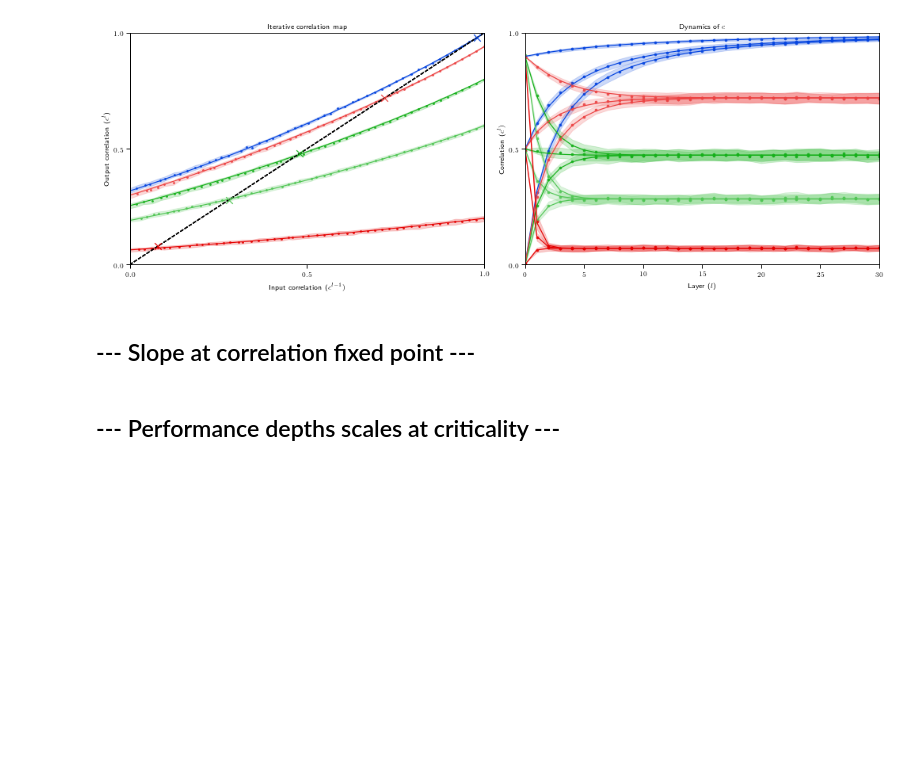
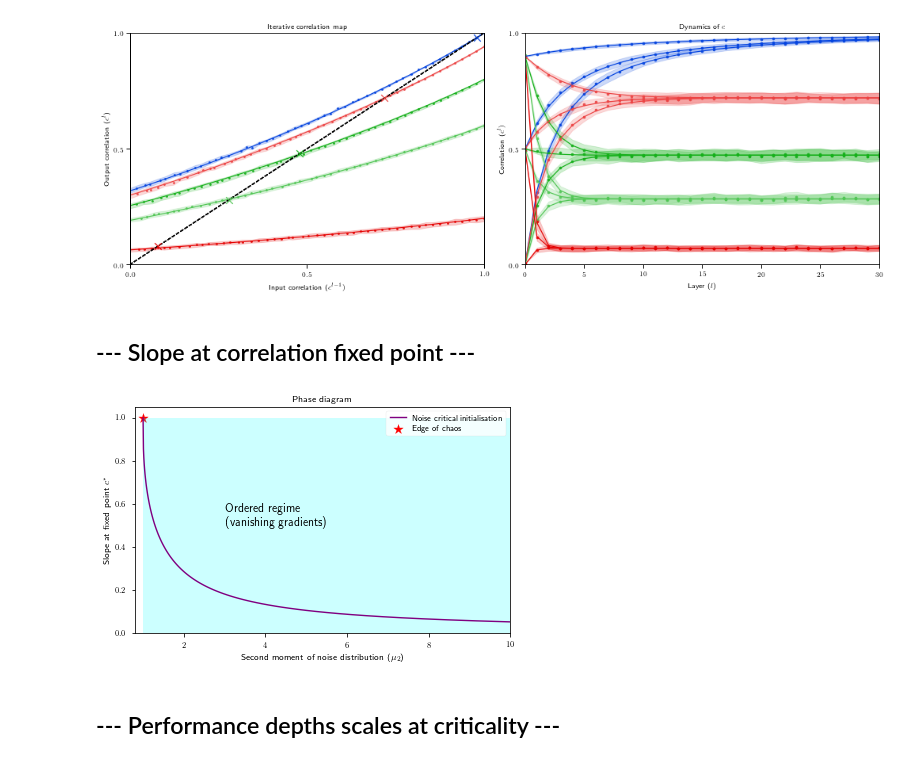
Before and after one commit to ElanVB/noisy_signal_prop, a Jupyter notebook: Figure_3.ipynb, the cells around one changed output. Saved outputs shown, nothing was run; the diff lists cells and outputs as text; code cells hidden in the pictures; blank space fills up the shorter version.

Commit message:
Separated plots into notebook for each figure.

```diff
--- a/Figure_3.ipynb
+++ b/Figure_3.ipynb
@@ -194,30 +194,32 @@ plt.savefig("correlation.pdf")
 # %% [markdown]
 ## --- Slope at correlation fixed point ---
 # %%
-# rates = np.linspace(0.1, 1, 100)
-# mu2s = 1/rates
-# fps = []
-# fp_slopes = []
-# for p in rates:
-#     mu2 = 1/p
-#     fpoint = fixed_point(c_map, p, p*2, mu2)
-#     fps.append(fpoint)
+rates = np.linspace(0.1, 1, 100)
+mu2s = 1/rates
+fps = []
+fp_slopes = []
+for p in rates:
+    mu2 = 1/p
+    fpoint = fixed_point(c_map, p, p*2, mu2)
+    fps.append(fpoint)
 
-#     slope = c_map_slope(fpoint, p*2)
-#     fp_slopes.append(slope)
+    slope = c_map_slope(fpoint, p*2)
+    fp_slopes.append(slope)
 
-# plt.plot(mu2s, fp_slopes, c='purple', label="Noise critical initialisation")
-# plt.xlabel("Second moment of noise distribution ($\mu_2$)")
-# plt.ylabel("Slope at fixed point $c^*$")
-# plt.scatter(1, 1, c="red", marker='*', label='Edge of chaos', s=100)
-# plt.fill_between(mu2s, 0, 1, facecolor='cyan', alpha=0.2)
-# plt.text(3, 0.5, 'Ordered regime \n (vanishing gradients)', fontsize=12)
-# plt.legend()
-# plt.xlim(0.8, 10)
-# plt.ylim(0, 1.05)
-# plt.title('Phase diagram')
-# plt.gcf().tight_layout()
-# plt.show()
+plt.plot(mu2s, fp_slopes, c='purple', label="Noise critical initialisation")
+plt.xlabel("Second moment of noise distribution ($\mu_2$)")
+plt.ylabel("Slope at fixed point $c^*$")
+plt.scatter(1, 1, c="red", marker='*', label='Edge of chaos', s=100)
+plt.fill_between(mu2s, 0, 1, facecolor='cyan', alpha=0.2)
+plt.text(3, 0.5, 'Ordered regime \n (vanishing gradients)', fontsize=12)
+plt.legend()
+plt.xlim(0.8, 10)
+plt.ylim(0, 1.05)
+plt.title('Phase diagram')
+plt.gcf().tight_layout()
+plt.show()
+# %% [output]
+[figure, added]
 # %% [markdown]
 ## --- Performance depths scales at criticality ---
 # %%
```
